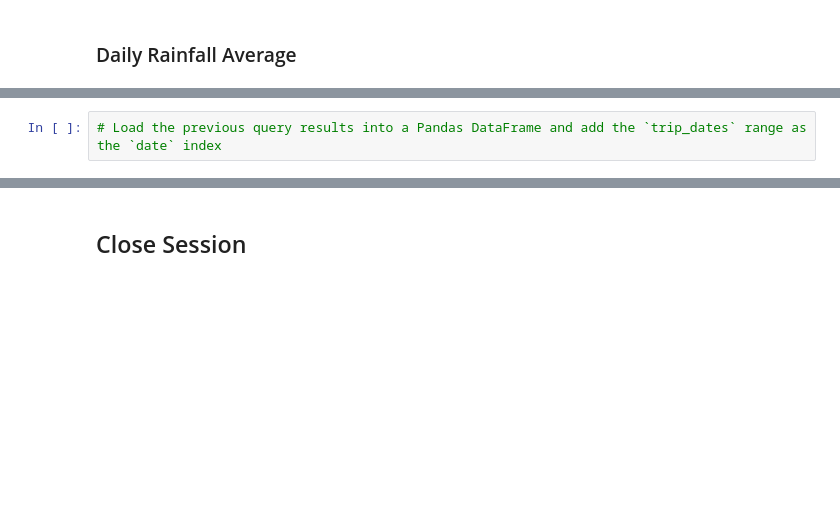
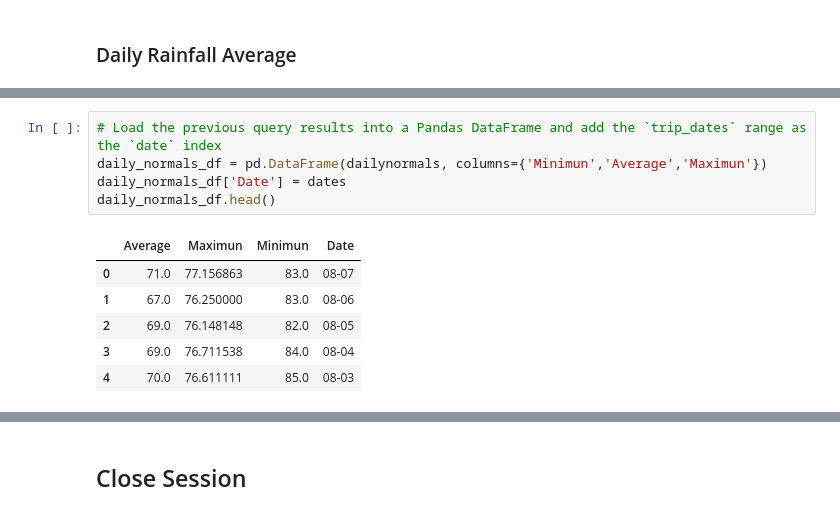
Before and after one commit to JoseH-Git/sqlalchemy-challenge, a Jupyter notebook: temp_analysis_bonus_2_starter.ipynb, the cells around one changed output, grey strips where cells are left out. Saved outputs shown, nothing was run; the diff lists cells and outputs as text; blank space fills up the shorter version.

```diff
--- a/temp_analysis_bonus_2_starter.ipynb
+++ b/temp_analysis_bonus_2_starter.ipynb
@@ -125,4 +158,14 @@ end_date = '2017-08-07'
 # %%
 # Load the previous query results into a Pandas DataFrame and add the `trip_dates` range as the `date` index
+daily_normals_df = pd.DataFrame(dailynormals, columns={'Minimun','Average','Maximun'})
+daily_normals_df['Date'] = dates
+daily_normals_df.head()
+# %% [output]
+|  | Average | Maximun | Minimun | Date |
+| 0 | 71.0 | 77.156863 | 83.0 | 08-07 |
+| 1 | 67.0 | 76.250000 | 83.0 | 08-06 |
+| 2 | 69.0 | 76.148148 | 82.0 | 08-05 |
+| 3 | 69.0 | 76.711538 | 84.0 | 08-04 |
+| 4 | 70.0 | 76.611111 | 85.0 | 08-03 |
 # %%
 # Plot the daily normals as an area plot with `stacked=False`
```
Also changed, not shown: parts of 7 cells of this notebook, 2 other files.
